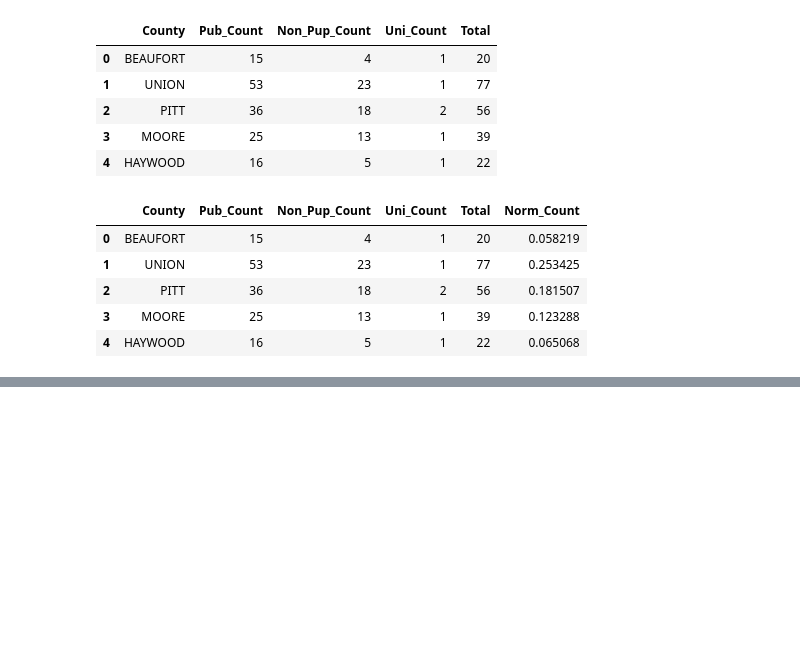
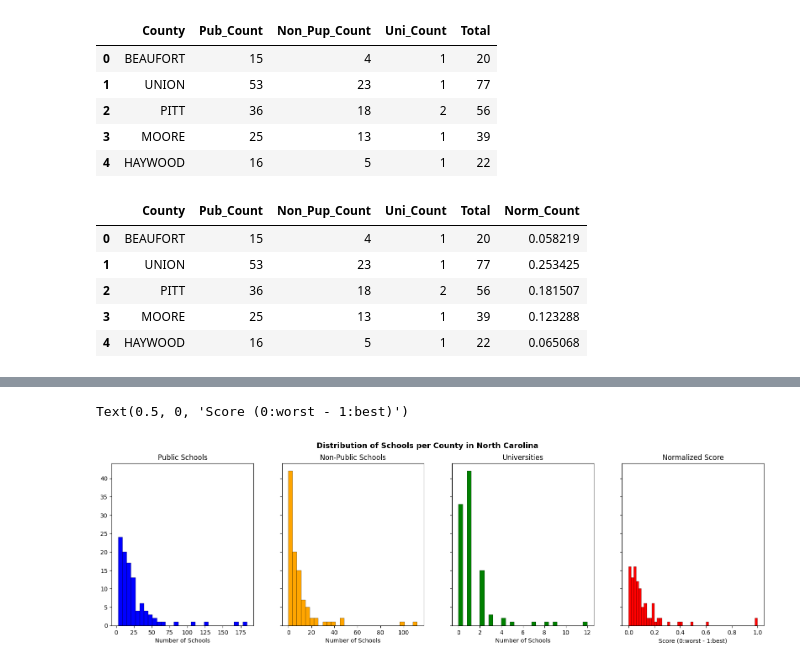
Before and after one commit to kiana-whitney/you-can-run-you-can-hide-the-zombie-apocalypse-, a Jupyter notebook: Zombie Code/Schools_per_County_Clean.ipynb, the cells around one changed output, grey strips where cells are left out. Drawn from its saved outputs; the diff is of its cells as text; code cells hidden in the pictures; blank space fills up the shorter version.

```diff
--- a/Zombie Code/Schools_per_County_Clean.ipynb
+++ b/Zombie Code/Schools_per_County_Clean.ipynb
@@ -29,3 +29,7 @@ display(df.head())
 | 4 | HAYWOOD | 16 | 5 | 1 | 22 | 0.065068 |
 # %%
 df.to_csv(path + '\\data\\nc_schools_count.csv', index=False)
+# %%
+path = os.getcwd()
+df_clean = pd.read_csv(path + "\\data\\nc_schools_count.csv")
+df_clean.head()
@@ -31,0 +49,22 @@ df.to_csv(path + '\\data\\nc_schools_count.csv', index=False)
+# %%
+fig, axs = plt.subplots(1, 4, sharey=True, figsize=(20, 5))
+fig.suptitle('Distribution of Schools per County in North Carolina', fontsize=13, fontweight='bold')
+
+axs[0].hist(df_clean['Pub_Count'], bins=30, color='blue', edgecolor='black', linewidth=0.3)
+axs[0].set_title('Public Schools')
+axs[0].set_xlabel('Number of Schools')
+
+axs[1].hist(df_clean['Non_Pup_Count'], bins=30, color='orange', edgecolor='black', linewidth=0.3)
+axs[1].set_title('Non-Public Schools')
+axs[1].set_xlabel('Number of Schools')
+
+axs[2].hist(df_clean['Uni_Count'], bins=30, color='green', edgecolor='black', linewidth=0.3)
+axs[2].set_title('Universities')
+axs[2].set_xlabel('Number of Schools')
+
+axs[3].hist(df_clean['Norm_Count'], bins=50, color='red', edgecolor='black', linewidth=0.3)
+axs[3].set_title('Normalized Score')
+axs[3].set_xlabel('Score (0:worst - 1:best)')
+# %% [output]
+Text(0.5, 0, 'Score (0:worst - 1:best)')
+[figure, added]
```
Also changed, not shown: parts of 3 cells of this notebook.
